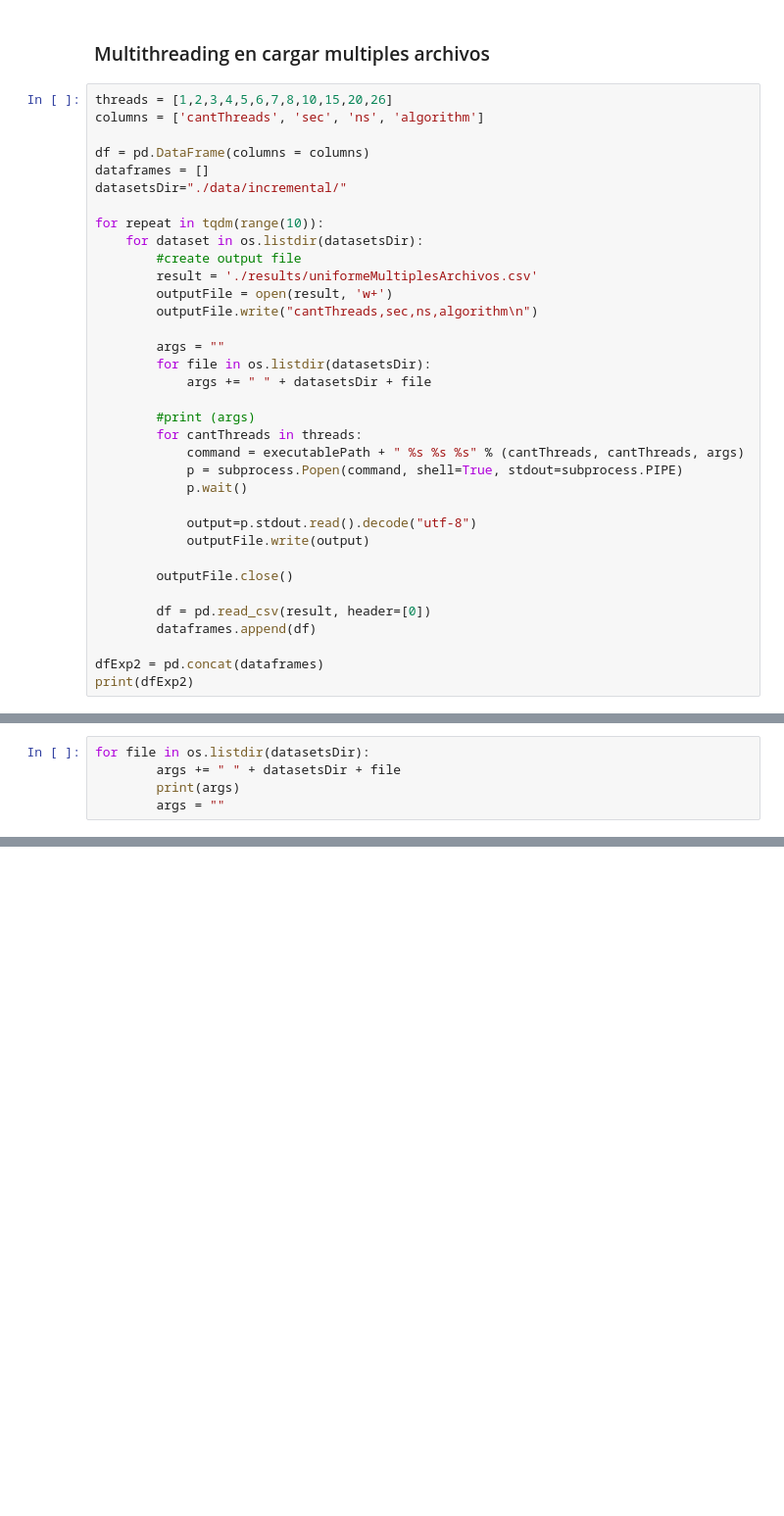
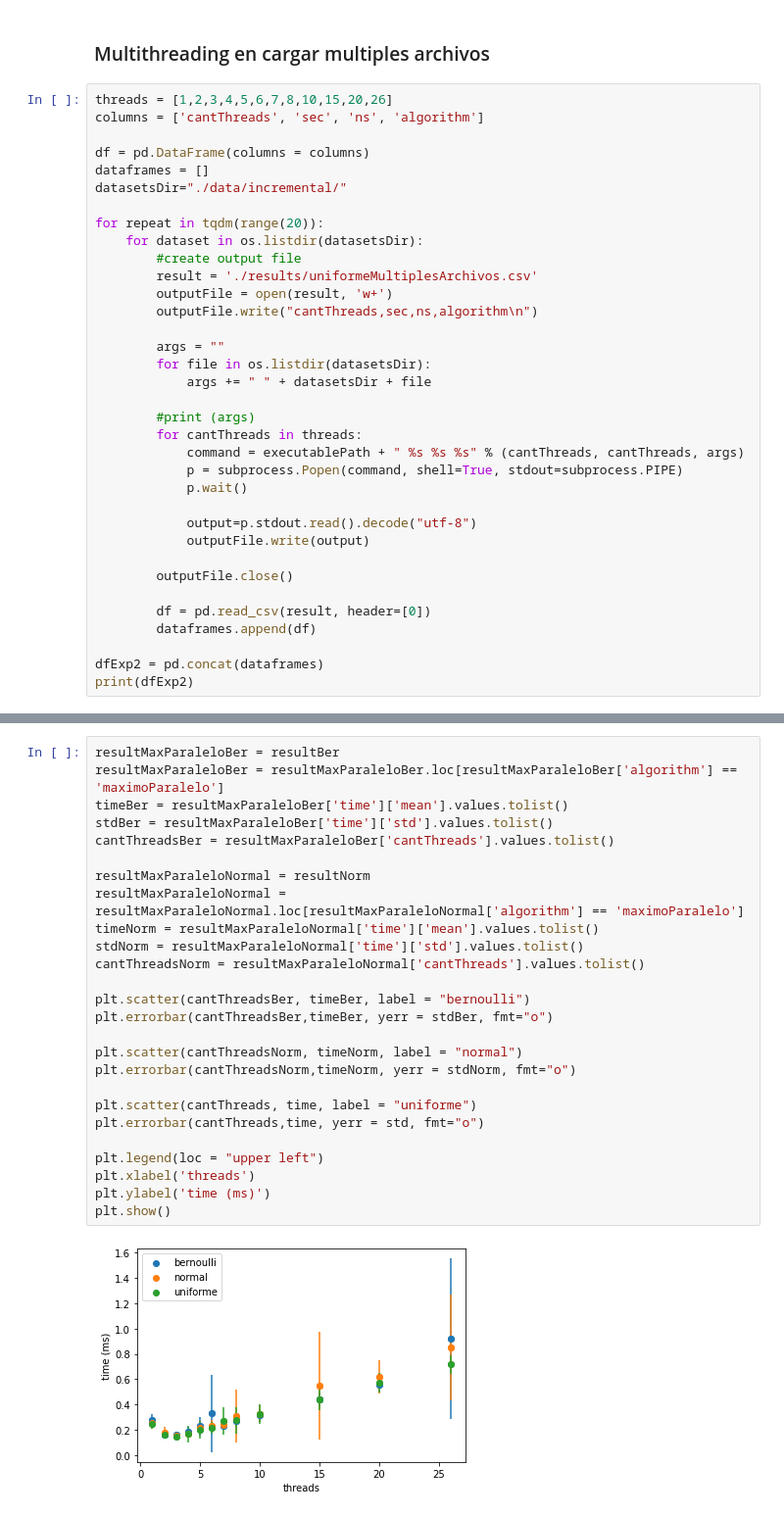
Before and after one commit to lulabiglieri/TP-SO, a Jupyter notebook: Exp/experimentos.ipynb, the cells around one changed output, grey strips where cells are left out. Shown at 98% size. Cells and saved outputs as stored; diff of their text form; blank space fills up the shorter version.

```diff
--- a/Exp/experimentos.ipynb
+++ b/Exp/experimentos.ipynb
@@ -108,7 +108,7 @@ df = pd.DataFrame(columns = columns)
 dataframes = []
 datasetsDir="./data/incremental/"
 
-for repeat in tqdm(range(10)):
+for repeat in tqdm(range(20)):
     for dataset in os.listdir(datasetsDir):
         #create output file
         result = './results/uniformeMultiplesArchivos.csv'
@@ -155,5 +189,0 @@ plt.show()
-# %%
-for file in os.listdir(datasetsDir):
-        args += " " + datasetsDir + file
-        print(args)
-        args = ""
@@ -159,0 +294,28 @@ for file in os.listdir(datasetsDir):
+# %%
+resultMaxParaleloBer = resultBer
+resultMaxParaleloBer = resultMaxParaleloBer.loc[resultMaxParaleloBer['algorithm'] == 'maximoParalelo']
+timeBer = resultMaxParaleloBer['time']['mean'].values.tolist()
+stdBer = resultMaxParaleloBer['time']['std'].values.tolist()
+cantThreadsBer = resultMaxParaleloBer['cantThreads'].values.tolist()
+
+resultMaxParaleloNormal = resultNorm
+resultMaxParaleloNormal = resultMaxParaleloNormal.loc[resultMaxParaleloNormal['algorithm'] == 'maximoParalelo']
+timeNorm = resultMaxParaleloNormal['time']['mean'].values.tolist()
+stdNorm = resultMaxParaleloNormal['time']['std'].values.tolist()
+cantThreadsNorm = resultMaxParaleloNormal['cantThreads'].values.tolist()
+
+plt.scatter(cantThreadsBer, timeBer, label = "bernoulli")
+plt.errorbar(cantThreadsBer,timeBer, yerr = stdBer, fmt="o")
+
+plt.scatter(cantThreadsNorm, timeNorm, label = "normal")
+plt.errorbar(cantThreadsNorm,timeNorm, yerr = stdNorm, fmt="o")
+
+plt.scatter(cantThreads, time, label = "uniforme")
+plt.errorbar(cantThreads,time, yerr = std, fmt="o")
+
+plt.legend(loc = "upper left")
+plt.xlabel('threads')
+plt.ylabel('time (ms)')
+plt.show()
+# %% [output]
+[figure, added]
```
Also changed, not shown: parts of 9 cells of this notebook, 7 other files.
